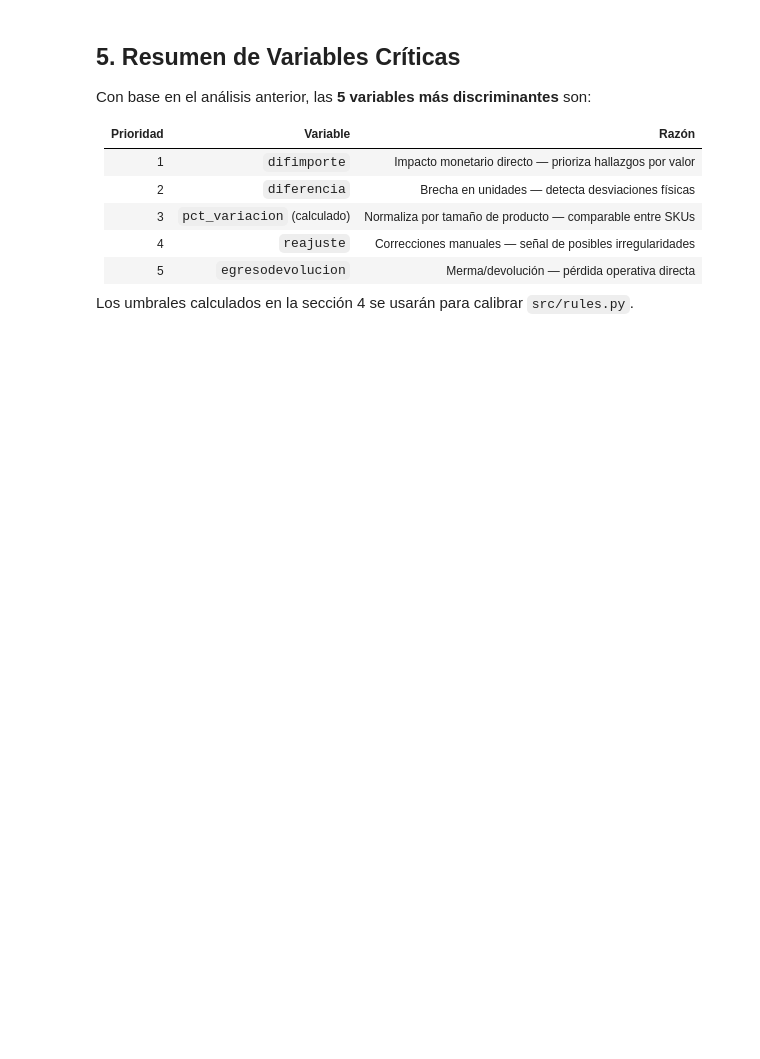
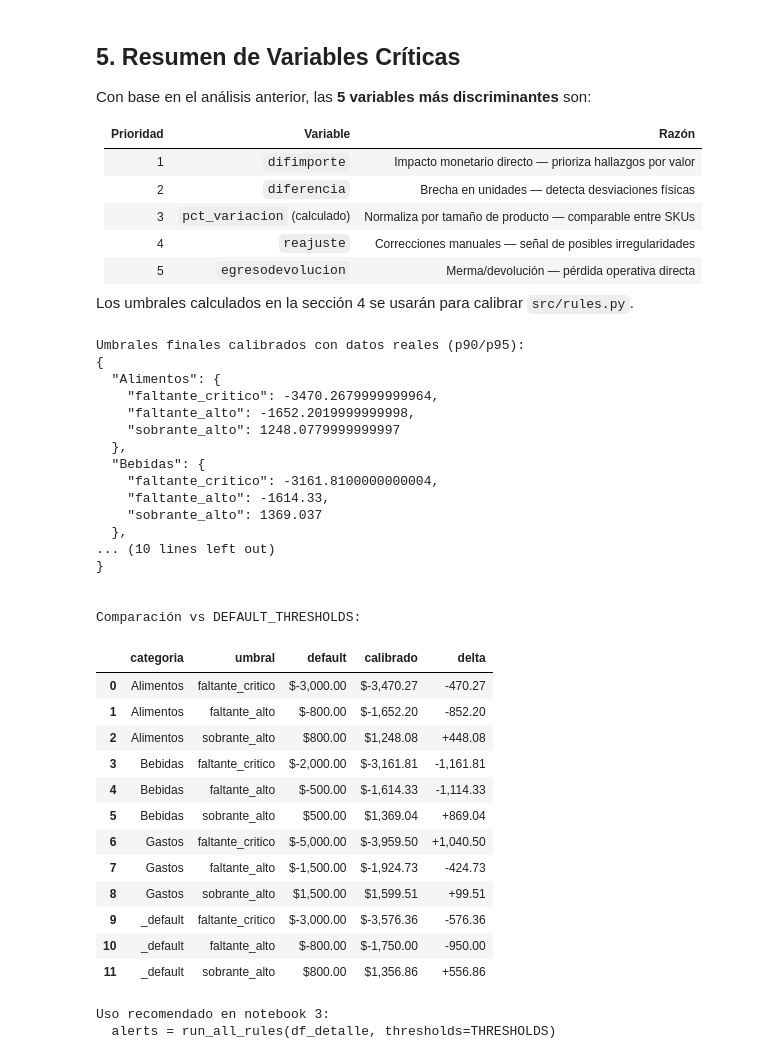
Before and after one commit to CristobalMe/reto-final, a Jupyter notebook: notebooks/2_cierre_semana_logic.ipynb, the cells around one changed output. Cells and saved outputs as stored; diff of their text form; code cells hidden in the pictures; blank space fills up the shorter version.

```diff
--- a/notebooks/2_cierre_semana_logic.ipynb
+++ b/notebooks/2_cierre_semana_logic.ipynb
@@ -302,41 +371,65 @@ Con base en el análisis anterior, las **5 variables más discriminantes** son:
 Los umbrales calculados en la sección 4 se usarán para calibrar `src/rules.py`.
 # %%
 import json
-
-# THRESHOLDS ya está calculado en la celda anterior con percentiles.
-# Aquí se imprime el dict listo para copiar/pegar en rules.py o pasar
-# directamente a run_all_rules(thresholds=THRESHOLDS).
 
 print('Umbrales finales calibrados con datos reales (p90/p95):')
 print(json.dumps(THRESHOLDS, indent=2, ensure_ascii=False))
 
-# Comparación rápida contra DEFAULT_THRESHOLDS de rules.py
 from src.rules import DEFAULT_THRESHOLDS
 
-print('\n\nComparación vs DEFAULT_THRESHOLDS (valores codificados en rules.py):')
+print('\n\nComparación vs DEFAULT_THRESHOLDS:')
 comparison_rows = []
 for cat in ['Alimentos', 'Bebidas', 'Gastos', '_default']:
     for key in ['faltante_critico', 'faltante_alto', 'sobrante_alto']:
-        default_val = DEFAULT_THRESHOLDS.get(cat, {}).get(key, None)
+        default_val    = DEFAULT_THRESHOLDS.get(cat, {}).get(key, None)
         calibrated_val = THRESHOLDS.get(cat, {}).get(key, None)
-        comparison_rows.append({
-            'categoria': cat,
-            'umbral': key,
-            'default': default_val,
-            'calibrado': calibrated_val,
-        })
+        comparison_rows.append({'categoria': cat, 'umbral': key,
+                                 'default': default_val, 'calibrado': calibrated_val})
 
 df_comp = pd.DataFrame(comparison_rows).dropna(subset=['default', 'calibrado'])
-df_comp['diferencia'] = df_comp['calibrado'] - df_comp['default']
-display(df_comp.style.format({
-    'default':    '${:,.2f}',
-    'calibrado':  '${:,.2f}',
-    'diferencia': '{:+,.2f}',
-}).applymap(
-    lambda v: 'color: #d73027' if isinstance(v, (int, float)) and v < 0 else
-              'color: #1a9850' if isinstance(v, (int, float)) and v > 0 else '',
-    subset=['diferencia']
-))
+df_comp['delta'] = df_comp['calibrado'] - df_comp['default']
+
+def _color_delta(v):
+    if not isinstance(v, (int, float)):
+        return ''
+    return 'color: #d73027' if v < 0 else 'color: #1a9850' if v > 0 else ''
+
+display(df_comp.style
+    .format({'default': '${:,.2f}', 'calibrado': '${:,.2f}', 'delta': '{:+,.2f}'})
+    .map(_color_delta, subset=['delta']))
 
 print('\nUso recomendado en notebook 3:')
 print('  alerts = run_all_rules(df_detalle, thresholds=THRESHOLDS)')
+# %% [output]
+Umbrales finales calibrados con datos reales (p90/p95):
+{
+  "Alimentos": {
+    "faltante_critico": -3470.2679999999964,
+    "faltante_alto": -1652.2019999999998,
+    "sobrante_alto": 1248.0779999999997
+  },
+  "Bebidas": {
+    "faltante_critico": -3161.8100000000004,
+    "faltante_alto": -1614.33,
+    "sobrante_alto": 1369.037
+  },
+... (10 lines left out)
+}
+
+
+Comparación vs DEFAULT_THRESHOLDS:
+|  | categoria | umbral | default | calibrado | delta |
+| 0 | Alimentos | faltante_critico | $-3,000.00 | $-3,470.27 | -470.27 |
+| 1 | Alimentos | faltante_alto | $-800.00 | $-1,652.20 | -852.20 |
+| 2 | Alimentos | sobrante_alto | $800.00 | $1,248.08 | +448.08 |
+| 3 | Bebidas | faltante_critico | $-2,000.00 | $-3,161.81 | -1,161.81 |
+| 4 | Bebidas | faltante_alto | $-500.00 | $-1,614.33 | -1,114.33 |
+| 5 | Bebidas | sobrante_alto | $500.00 | $1,369.04 | +869.04 |
+| 6 | Gastos | faltante_critico | $-5,000.00 | $-3,959.50 | +1,040.50 |
+| 7 | Gastos | faltante_alto | $-1,500.00 | $-1,924.73 | -424.73 |
+| 8 | Gastos | sobrante_alto | $1,500.00 | $1,599.51 | +99.51 |
+| 9 | _default | faltante_critico | $-3,000.00 | $-3,576.36 | -576.36 |
+| 10 | _default | faltante_alto | $-800.00 | $-1,750.00 | -950.00 |
+| 11 | _default | sobrante_alto | $800.00 | $1,356.86 | +556.86 |
+Uso recomendado en notebook 3:
+  alerts = run_all_rules(df_detalle, thresholds=THRESHOLDS)
```
Also changed, not shown: parts of 10 cells of this notebook, 3 other files.
